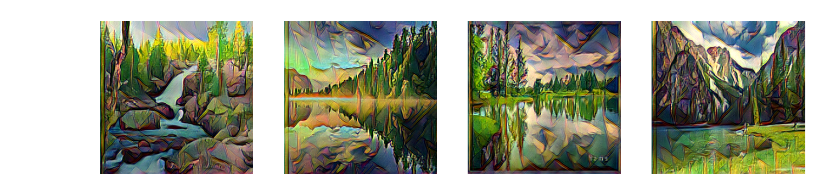
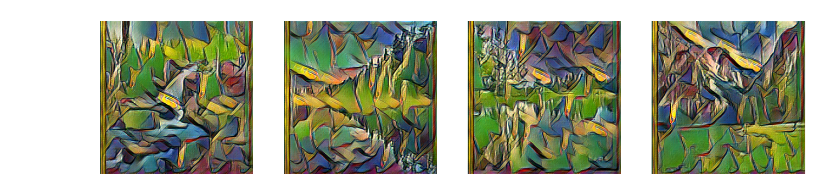
Before and after one commit to gursi26/Neural_style_transfer, a Jupyter notebook: sample.ipynb, the cells around one changed output. Drawn from its saved outputs; the diff is of its cells as text; code cells hidden in the pictures.

```diff
--- a/sample.ipynb
+++ b/sample.ipynb
@@ -35,7 +35,7 @@ class Display_samples(object):
         return img
 
 
-    def display(self, size_threshold=600, show_original=True):
+    def display(self, size_threshold=600, show_original=True, save=False):
         to_tensor = transforms.ToTensor()
         to_image = transforms.ToPILImage()
 
@@ -82,17 +82,19 @@ class Display_samples(object):
                     pass
 
             self.fig = fig
+            if save :
+                self.savefig()
 
     def savefig(self):
         rootdir = os.path.dirname(os.path.abspath(self.model_path))
         modelname = os.path.basename(self.model_path)
         savename = modelname[:-3] + '.png'
         save_path = os.path.join(rootdir, savename)
-        self.fig.savefig(save_path, bbox_inches='tight', transparent=True, pad_inches=0.2)
+        self.fig.savefig(save_path, bbox_inches='tight', transparent=True, pad_inches=0)
 # %%
 data = '/Users/gursi/Desktop/good'
-model = '/Users/gursi/Desktop/Neural_style_transfer/models_outputs/muse/8e8muse.pt'
+model = '/Users/gursi/Desktop/Neural_style_transfer/models_outputs/muse/4e9muse.pt'
 display = Display_samples(dataset_path = data, model_path=model)
-fig = display.display(size_threshold=600, show_original=False)
+fig = display.display(size_threshold=600, show_original=False, save=False)
 # %% [output]
-[figure, old version]
+[figure, new version]
```
Also changed, not shown: parts of 1 cell of this notebook, 10 other files.
